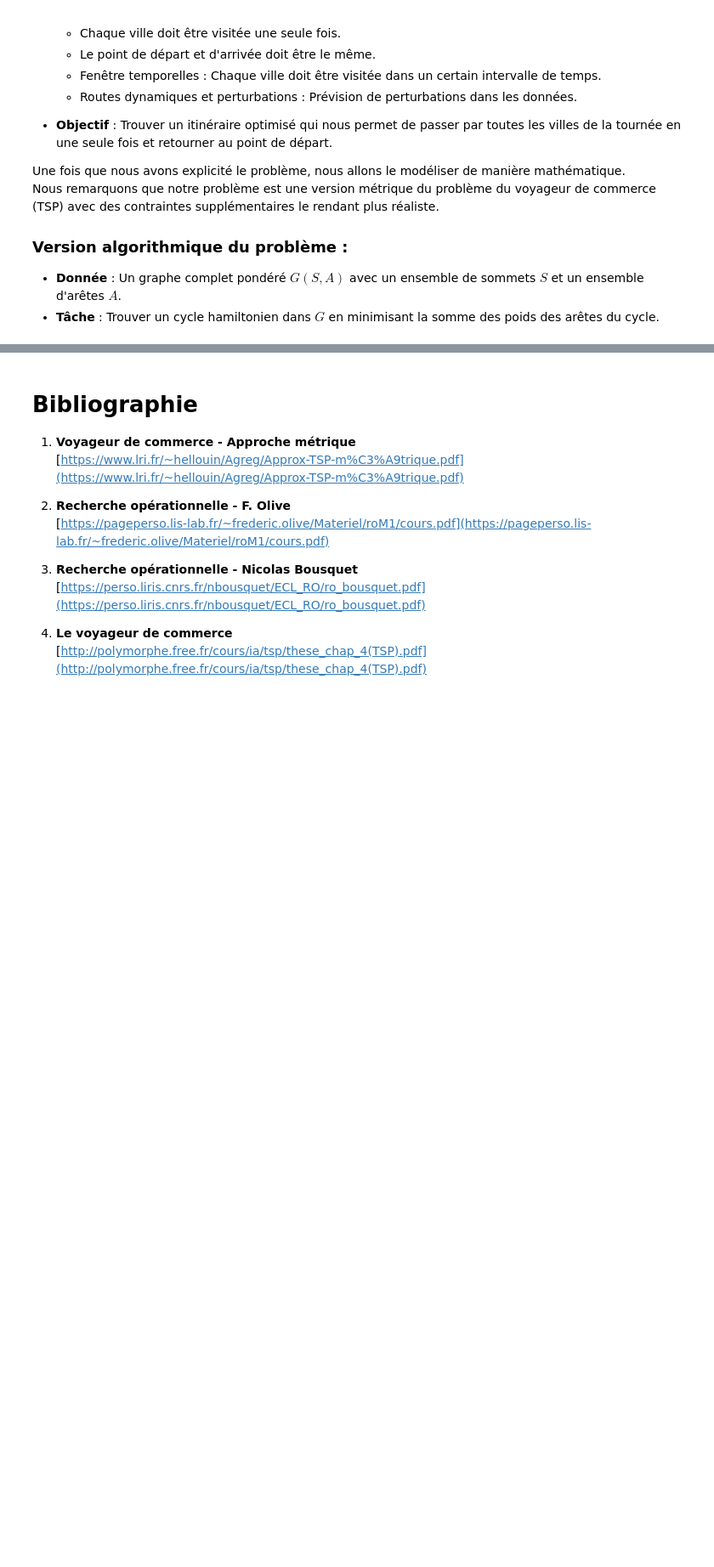
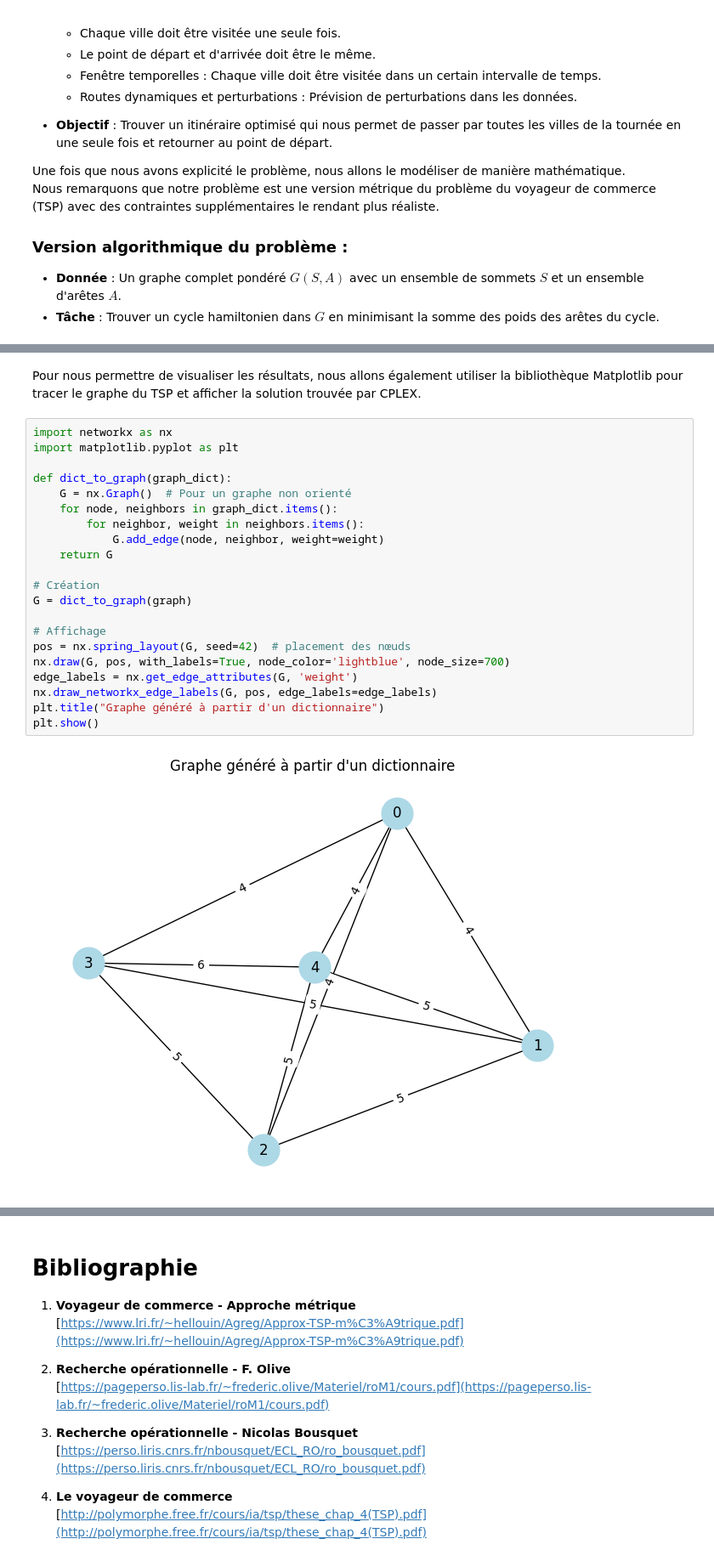
Before and after one commit to iKagnana/RO-CESI-BMI, a Jupyter notebook: livrable_1.ipynb, the cells around one changed output, grey strips where cells are left out. Shown: that part at 85% size. Drawn from its saved outputs; the diff is of its cells as text; blank space fills up the shorter version.

```diff
--- a/livrable_1.ipynb
+++ b/livrable_1.ipynb
@@ -133,0 +181,25 @@ Nous allons nous intéresser à des algorithmes d'approximation, ou méta-heuris
+# %% [markdown]
+Pour nous permettre de visualiser les résultats, nous allons également utiliser la bibliothèque Matplotlib pour tracer le graphe du TSP et afficher la solution trouvée par CPLEX.
+# %%
+import networkx as nx
+import matplotlib.pyplot as plt
+
+def dict_to_graph(graph_dict):
+    G = nx.Graph()  # Pour un graphe non orienté
+    for node, neighbors in graph_dict.items():
+        for neighbor, weight in neighbors.items():
+            G.add_edge(node, neighbor, weight=weight)
+    return G
+
+# Création
+G = dict_to_graph(graph)
+
+# Affichage
+pos = nx.spring_layout(G, seed=42)  # placement des nœuds
+nx.draw(G, pos, with_labels=True, node_color='lightblue', node_size=700)
+edge_labels = nx.get_edge_attributes(G, 'weight')
+nx.draw_networkx_edge_labels(G, pos, edge_labels=edge_labels)
+plt.title("Graphe généré à partir d'un dictionnaire")
+plt.show()
+# %% [output]
+[figure, added]
```
Also changed, not shown: parts of 6 cells of this notebook.
